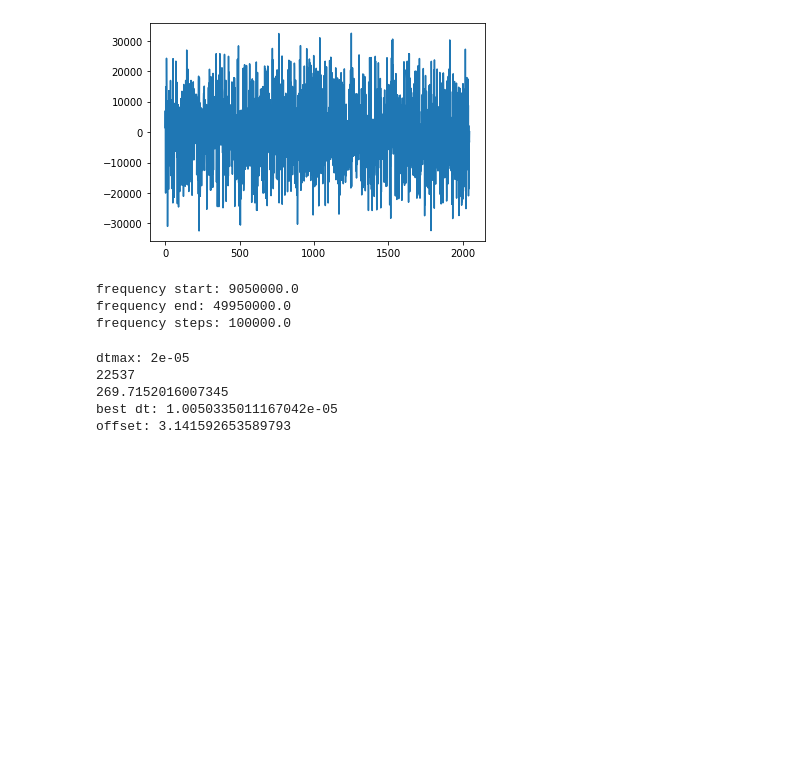
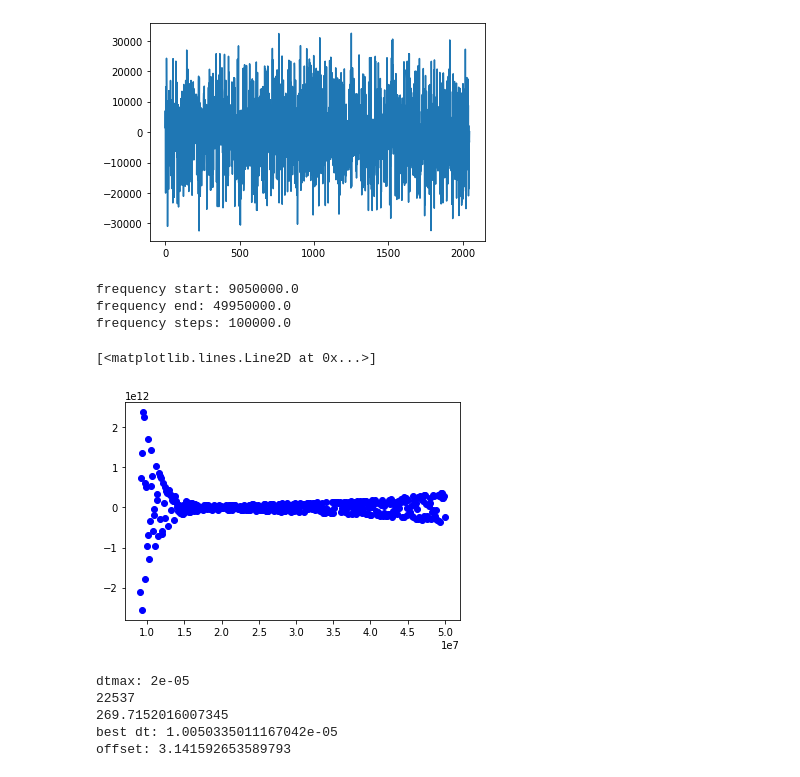
Before and after one commit to lusee-night/notebooks, a Jupyter notebook: calibrator/low_mem_plots/lmp_m1200ms.ipynb, the cells around one changed output. Saved outputs shown, nothing was run; the diff lists cells and outputs as text; code cells hidden in the pictures; blank space fills up the shorter version.

```diff
--- a/calibrator/low_mem_plots/lmp_m1200ms.ipynb
+++ b/calibrator/low_mem_plots/lmp_m1200ms.ipynb
@@ -83,3 +85,8 @@ freqs, a_w, df, sigb = get_peaks(data1, 20, fbase=9e6+50e3, fmax=50e6, sampling_
+# %%
+plt.plot(freqs, pows, 'bo')
+# %% [output]
+[<matplotlib.lines.Line2D at 0x...>]
+[figure, added]
 # %%
 bw_conj = np.conj(b_w)
 amp_coefs = np.abs(a_w * bw_conj)
```
Also changed, not shown: parts of 6 cells of this notebook, 7 other files.
